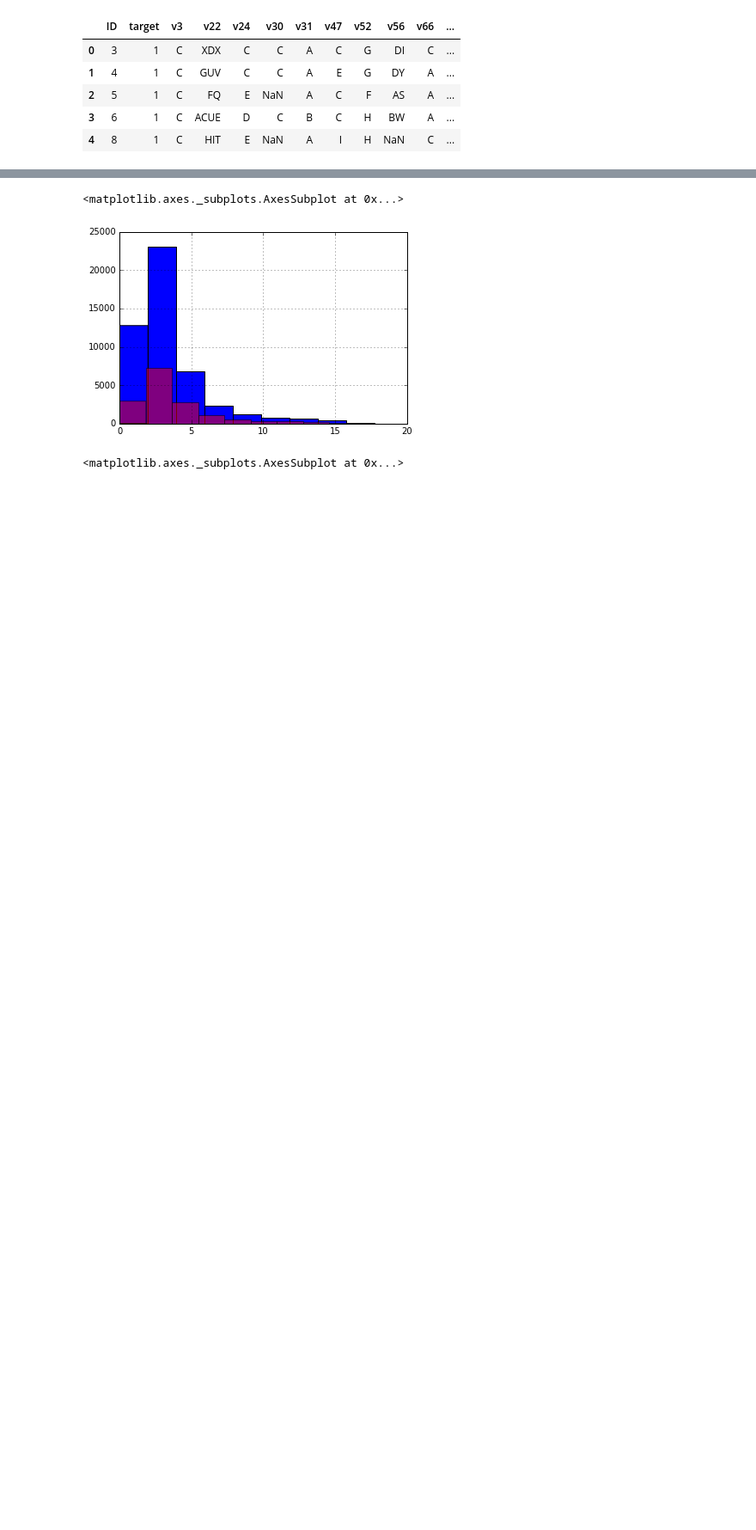
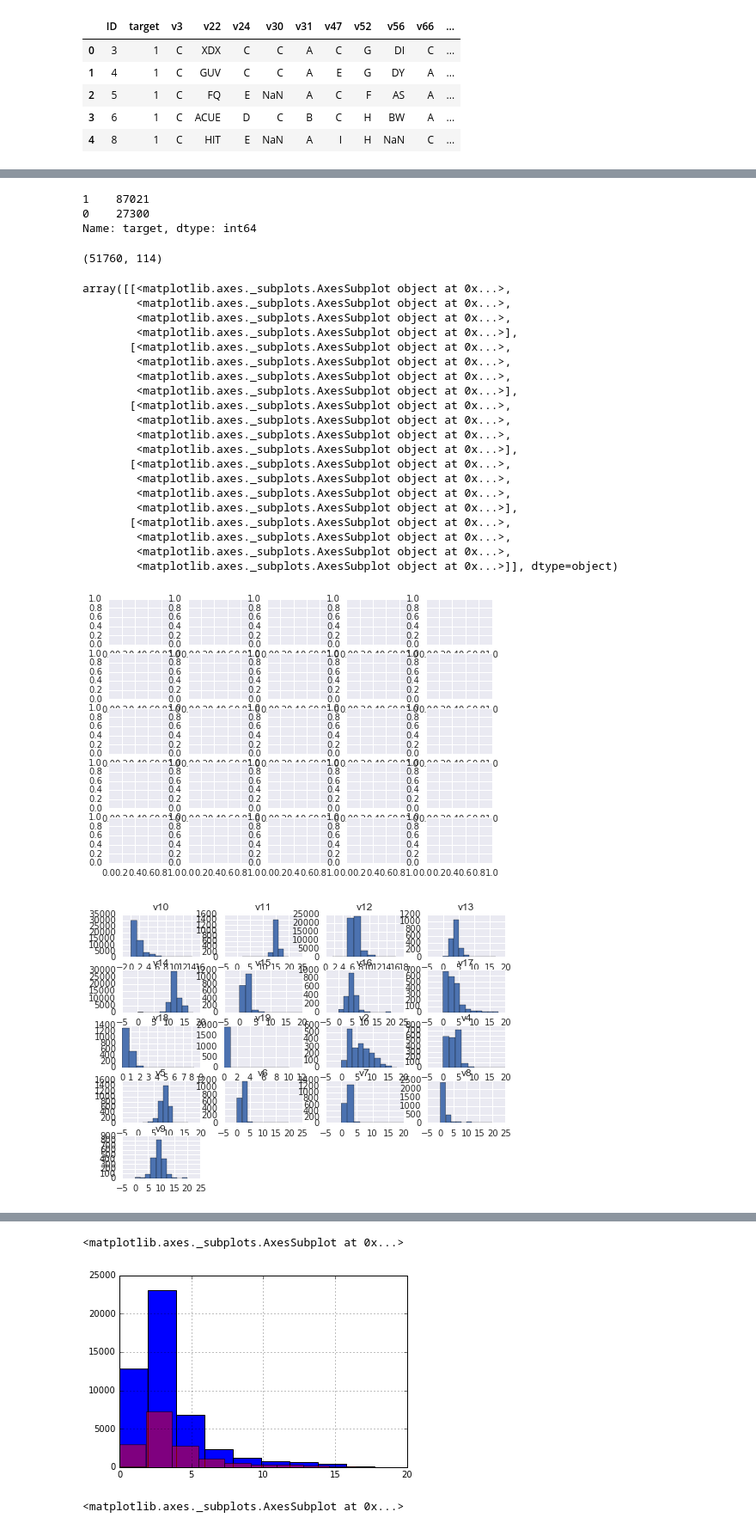
Before and after one commit to jianglong608/portfolio, a Jupyter notebook: BNP Kaggle.ipynb, the cells around one changed output, grey strips where cells are left out. Shown at 86% size. Drawn from its saved outputs; the diff is of its cells as text; code cells hidden in the pictures; blank space fills up the shorter version.

```diff
--- a/BNP Kaggle.ipynb
+++ b/BNP Kaggle.ipynb
@@ -133,12 +135,14 @@ dtype: int64
 col_obj = df.dtypes[df.dtypes == 'object'].index
 col_float = df.dtypes[df.dtypes == 'float64'].index
 col_int = df.dtypes[df.dtypes == 'int64'].index
+col_num = df.dtypes[df.dtypes != 'object'].index
 
 col_target = ['ID', 'target']
 
 df_obj = df[col_target + list(col_obj)]
 df_float = df[col_target + list(col_float)]
 df_int = df[col_int]
+df_num = df[col_num]
 # %%
 # IDs are unique
 len(df.ID.unique())
@@ -163,0 +177,37 @@ df_obj.head()
+# %%
+df_num.target.value_counts()
+# %% [output]
+1    87021
+0    27300
+Name: target, dtype: int64
+# %%
+df_num_null = df_num[df_num.isnull().any(axis = 1)]
+df_num_null.shape
+# %% [output]
+(51760, 114)
+# %%
+plt.subplots(5, 5)
+df_num_null.iloc[:, 3:20].hist()
+# %% [output]
+array([[<matplotlib.axes._subplots.AxesSubplot object at 0x...>,
+        <matplotlib.axes._subplots.AxesSubplot object at 0x...>,
+        <matplotlib.axes._subplots.AxesSubplot object at 0x...>,
+        <matplotlib.axes._subplots.AxesSubplot object at 0x...>],
+       [<matplotlib.axes._subplots.AxesSubplot object at 0x...>,
+        <matplotlib.axes._subplots.AxesSubplot object at 0x...>,
+        <matplotlib.axes._subplots.AxesSubplot object at 0x...>,
+        <matplotlib.axes._subplots.AxesSubplot object at 0x...>],
+       [<matplotlib.axes._subplots.AxesSubplot object at 0x...>,
+        <matplotlib.axes._subplots.AxesSubplot object at 0x...>,
+        <matplotlib.axes._subplots.AxesSubplot object at 0x...>,
+        <matplotlib.axes._subplots.AxesSubplot object at 0x...>],
+       [<matplotlib.axes._subplots.AxesSubplot object at 0x...>,
+        <matplotlib.axes._subplots.AxesSubplot object at 0x...>,
+        <matplotlib.axes._subplots.AxesSubplot object at 0x...>,
+        <matplotlib.axes._subplots.AxesSubplot object at 0x...>],
+       [<matplotlib.axes._subplots.AxesSubplot object at 0x...>,
+        <matplotlib.axes._subplots.AxesSubplot object at 0x...>,
+        <matplotlib.axes._subplots.AxesSubplot object at 0x...>,
+        <matplotlib.axes._subplots.AxesSubplot object at 0x...>]], dtype=object)
+[figure, added]
+[figure, added]
```
Also changed, not shown: parts of 21 cells of this notebook, 4 other files.
